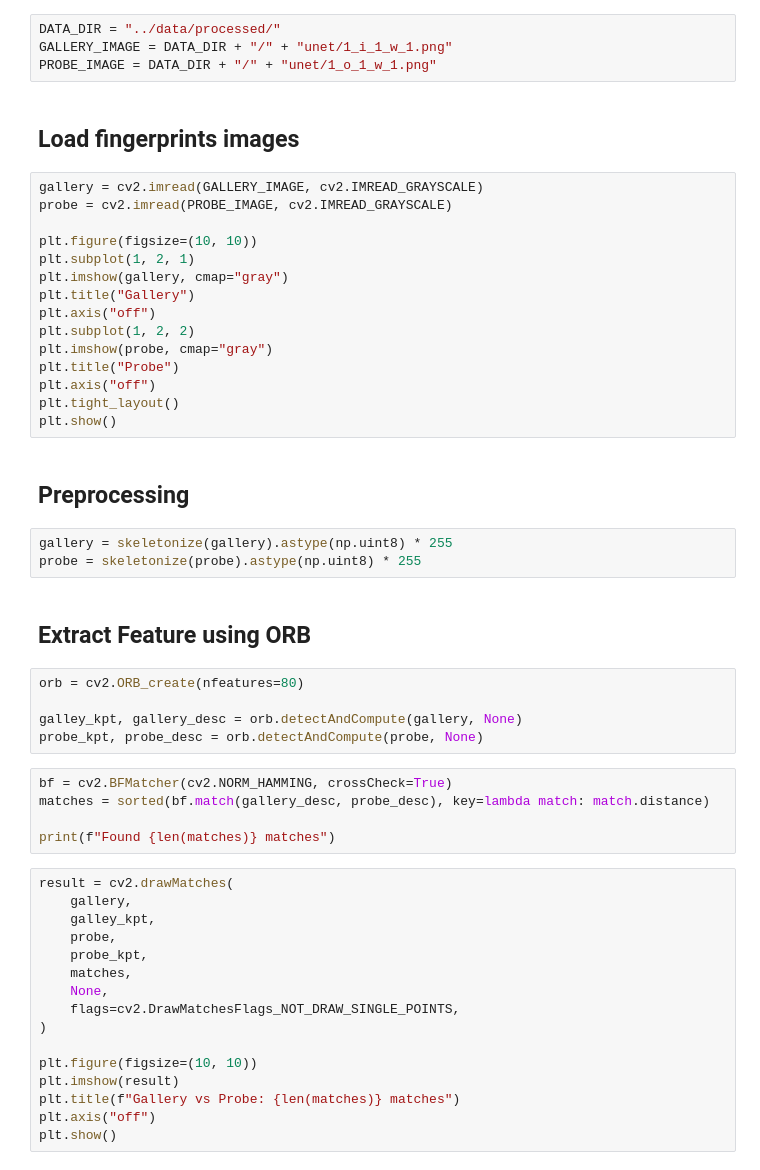
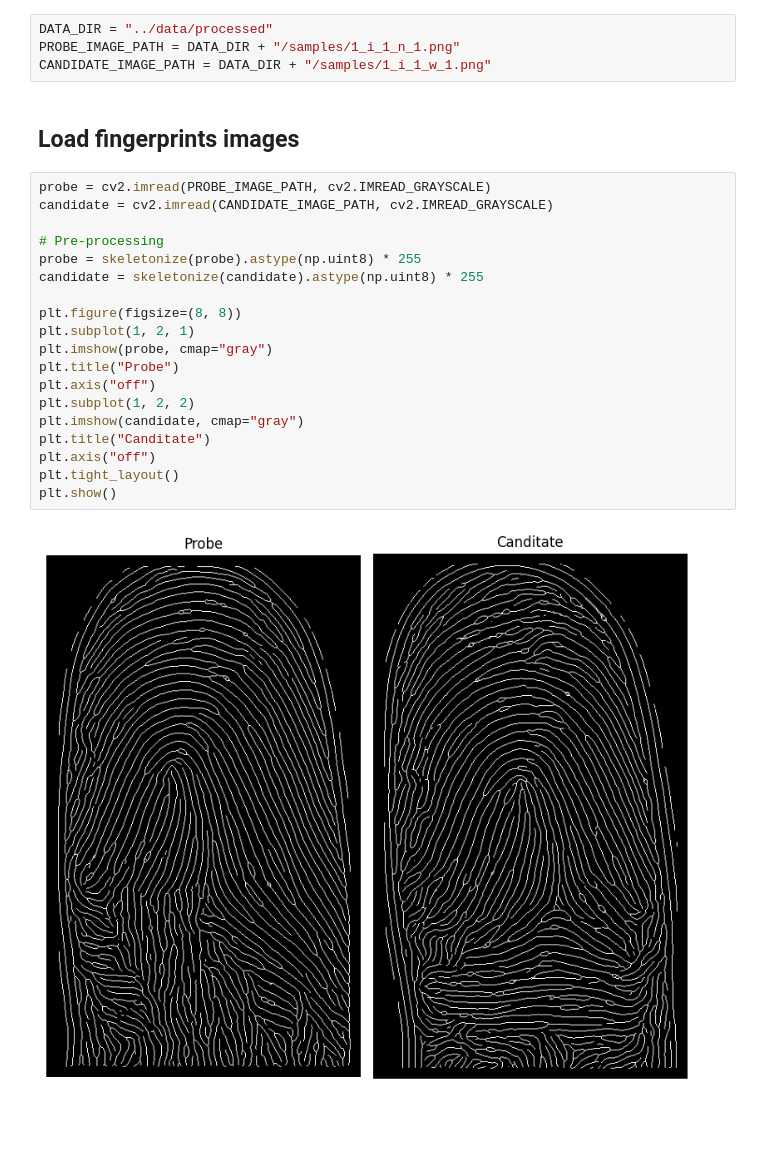
Before and after one commit to rotiroti/mobiofp, a Jupyter notebook: notebooks/02_rl_feature_matching.ipynb, the cells around one changed output. Cells and saved outputs as stored; diff of their text form; blank space fills up the shorter version.

```diff
--- a/notebooks/02_rl_feature_matching.ipynb
+++ b/notebooks/02_rl_feature_matching.ipynb
@@ -11,56 +11,29 @@ import numpy as np
 # %% [markdown]
 ## Define Global Constants
 # %%
-DATA_DIR = "../data/processed/"
-GALLERY_IMAGE = DATA_DIR + "/" + "unet/1_i_1_w_1.png"
-PROBE_IMAGE = DATA_DIR + "/" + "unet/1_o_1_w_1.png"
+DATA_DIR = "../data/processed"
+PROBE_IMAGE_PATH = DATA_DIR + "/samples/1_i_1_n_1.png"
+CANDIDATE_IMAGE_PATH = DATA_DIR + "/samples/1_i_1_w_1.png"
 # %% [markdown]
 ## Load fingerprints images
 # %%
-gallery = cv2.imread(GALLERY_IMAGE, cv2.IMREAD_GRAYSCALE)
-probe = cv2.imread(PROBE_IMAGE, cv2.IMREAD_GRAYSCALE)
+probe = cv2.imread(PROBE_IMAGE_PATH, cv2.IMREAD_GRAYSCALE)
+candidate = cv2.imread(CANDIDATE_IMAGE_PATH, cv2.IMREAD_GRAYSCALE)
 
-plt.figure(figsize=(10, 10))
+# Pre-processing
+probe = skeletonize(probe).astype(np.uint8) * 255
+candidate = skeletonize(candidate).astype(np.uint8) * 255
+
+plt.figure(figsize=(8, 8))
 plt.subplot(1, 2, 1)
-plt.imshow(gallery, cmap="gray")
-plt.title("Gallery")
-plt.axis("off")
-plt.subplot(1, 2, 2)
 plt.imshow(probe, cmap="gray")
 plt.title("Probe")
 plt.axis("off")
+plt.subplot(1, 2, 2)
+plt.imshow(candidate, cmap="gray")
+plt.title("Canditate")
+plt.axis("off")
 plt.tight_layout()
 plt.show()
+# %% [output]
+[figure, added]
-# %% [markdown]
-## Preprocessing
-# %%
-gallery = skeletonize(gallery).astype(np.uint8) * 255
-probe = skeletonize(probe).astype(np.uint8) * 255
-# %% [markdown]
-## Extract Feature using ORB
-# %%
-orb = cv2.ORB_create(nfeatures=80)
-
-galley_kpt, gallery_desc = orb.detectAndCompute(gallery, None)
-probe_kpt, probe_desc = orb.detectAndCompute(probe, None)
-# %%
-bf = cv2.BFMatcher(cv2.NORM_HAMMING, crossCheck=True)
-matches = sorted(bf.match(gallery_desc, probe_desc), key=lambda match: match.distance)
-
-print(f"Found {len(matches)} matches")
-# %%
-result = cv2.drawMatches(
-    gallery,
-    galley_kpt,
-    probe,
-    probe_kpt,
-    matches,
-    None,
-    flags=cv2.DrawMatchesFlags_NOT_DRAW_SINGLE_POINTS,
-)
-
-plt.figure(figsize=(10, 10))
-plt.imshow(result)
-plt.title(f"Gallery vs Probe: {len(matches)} matches")
-plt.axis("off")
-plt.show()
```
Also changed, not shown: parts of 5 cells of this notebook, 23 other files.
